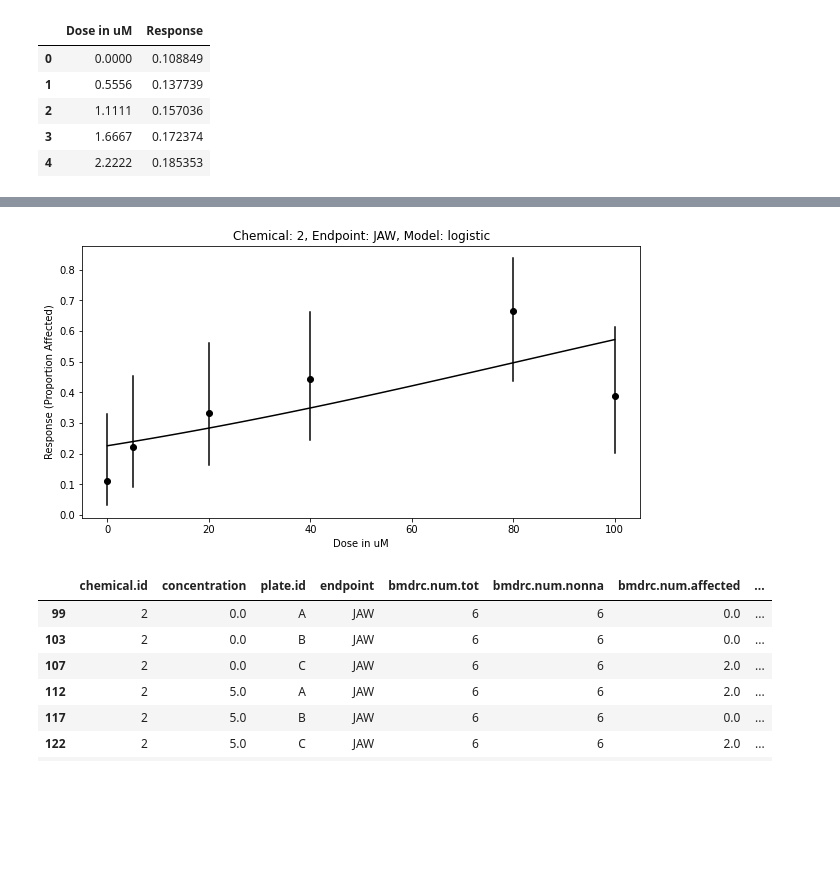
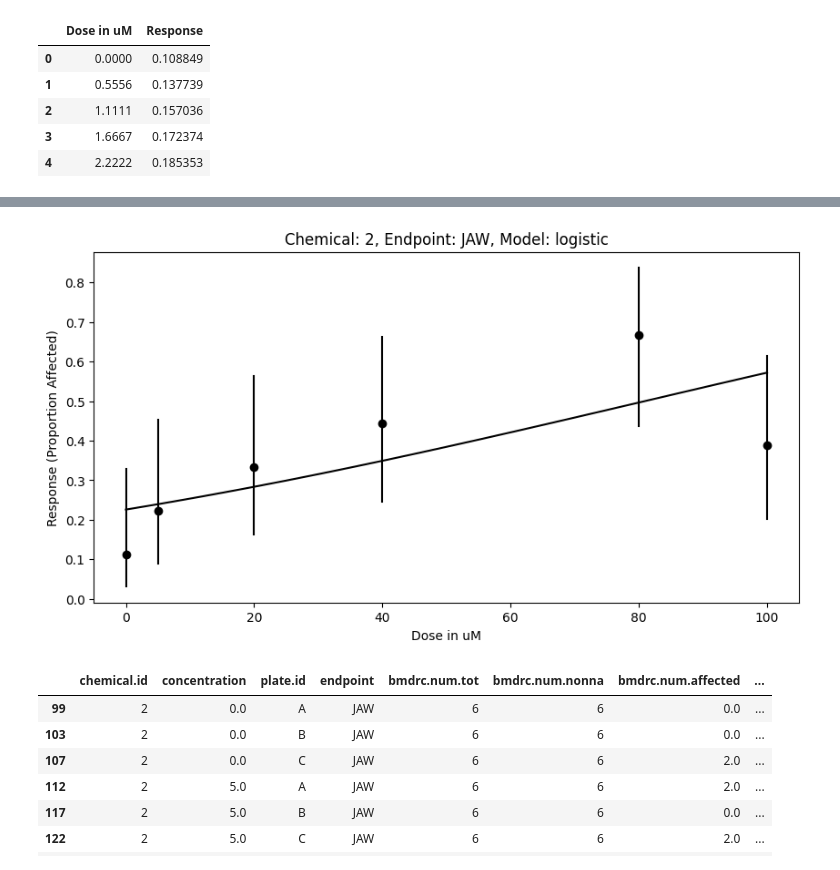
Before and after one commit to PNNL-CompBio/bmdrc, a Jupyter notebook: vignettes/Binary Class Example.ipynb, the cells around one changed output, grey strips where cells are left out. Saved outputs shown, nothing was run; the diff lists cells and outputs as text; code cells hidden in the pictures; blank space fills up the shorter version.

```diff
--- a/vignettes/Binary Class Example.ipynb
+++ b/vignettes/Binary Class Example.ipynb
@@ -343,7 +334,8 @@ Long._2_JAW_log_probit_curve_plot
 # %%
 Long.response_curve(chemical_name = 2, endpoint_name = "JAW", model = "logistic")
+Long._2_JAW_logistic_curve_plot
 # %% [output]
-[figure, old version]
+[figure, new version]
 # %%
 Long.plate_groups[Long.plate_groups["bmdrc.Endpoint.ID"] == "2 JAW"]
 # %% [output]
```
Also changed, not shown: parts of 15 cells of this notebook, 3 other files.
